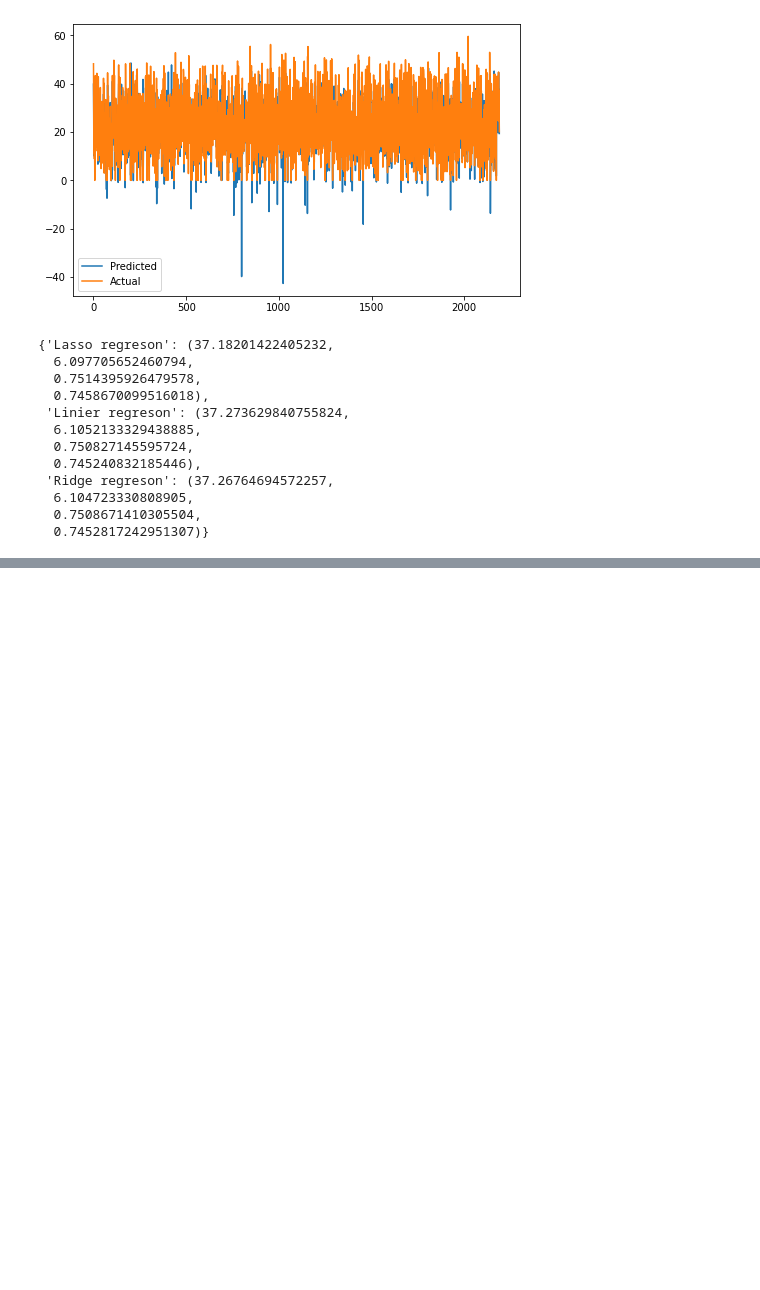
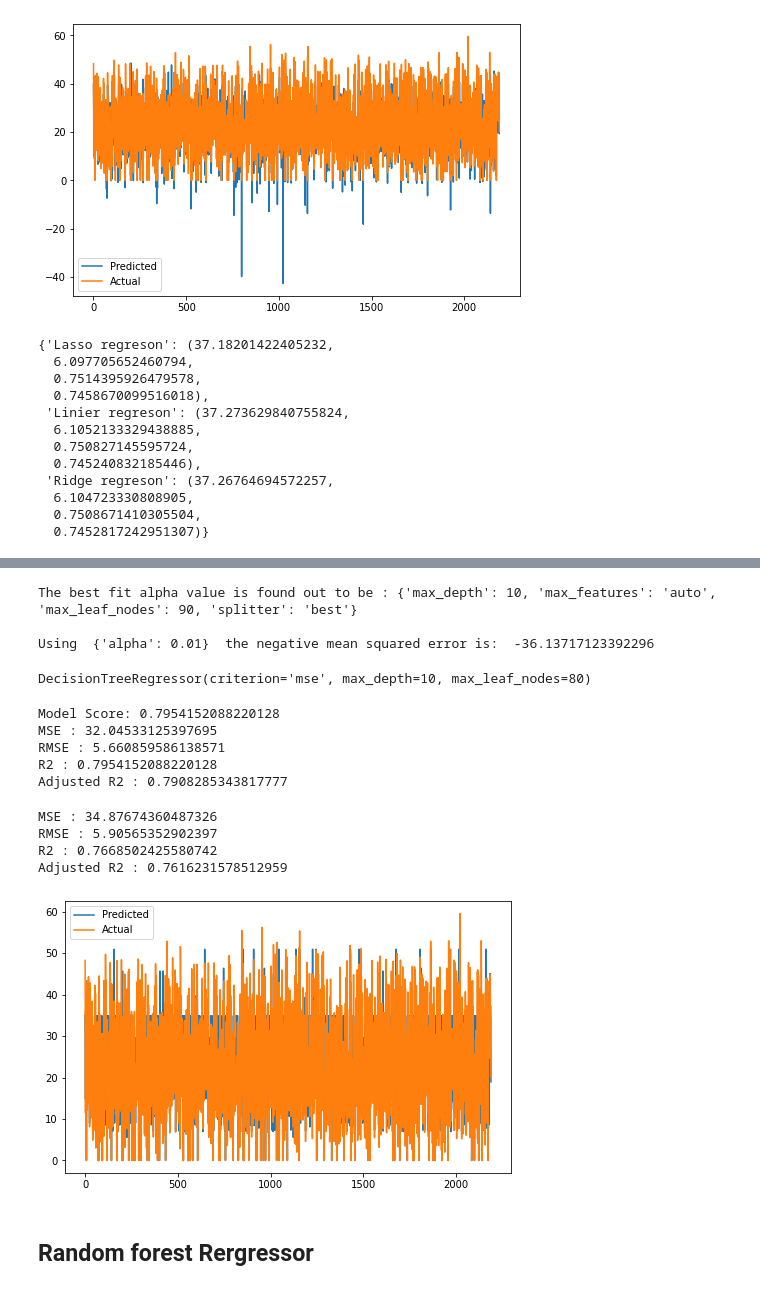
Before and after one commit to satyam-jyoti-sankar/Bike-Sharing-Demand-Prediction-, a Jupyter notebook: Bike_Sharing_Demand_Prediction_Capstone_Project.ipynb, the cells around one changed output, grey strips where cells are left out. Saved outputs shown, nothing was run; the diff lists cells and outputs as text; code cells hidden in the pictures; blank space fills up the shorter version.

```diff
--- a/Bike_Sharing_Demand_Prediction_Capstone_Project.ipynb
+++ b/Bike_Sharing_Demand_Prediction_Capstone_Project.ipynb
@@ -705,0 +774,11 @@ test
+# %%
+from sklearn.tree import DecisionTreeRegressor
+reg_decision_model=DecisionTreeRegressor()
+parameters={"splitter":["best","random"],
+            "max_depth" : [7,8,9,10],
+          #  "min_samples_leaf":[1,2,3,4,5,6,7,8,9,10],
+          #  "min_weight_fraction_leaf":[0.1,0.2,0.3,0.4,0.5,0.6,0.7,0.8,0.9],
+           "max_features":["auto","log2","sqrt",None],
+           "max_leaf_nodes":[None,10,20,30,40,50,60,70,80,90] }
+tuning_model=GridSearchCV(reg_decision_model,param_grid=parameters,scoring='neg_mean_squared_error',cv=3,verbose=3)
+tuning_model.fit(x_train,y_train)
@@ -705,0 +810,69 @@ test
+# %%
+print("The best fit alpha value is found out to be :" ,tuning_model.best_params_)
+print("\nUsing ",ridge_regressor.best_params_, " the negative mean squared error is: ", tuning_model.best_score_)
+# %% [output]
+The best fit alpha value is found out to be : {'max_depth': 10, 'max_features': 'auto', 'max_leaf_nodes': 90, 'splitter': 'best'}
+
+Using  {'alpha': 0.01}  the negative mean squared error is:  -36.13717123392296
+# %%
+#importing the decision tree model for training
+decision_regressor =  DecisionTreeRegressor(criterion='mse', max_depth=10,
+                      max_features=None, max_leaf_nodes=80,splitter='best')
+decision_regressor.fit(x_train, y_train)
+# %% [output]
+DecisionTreeRegressor(criterion='mse', max_depth=10, max_leaf_nodes=80)
+# %%
+#y pred for test and train data
+y_pred_train_dt = decision_regressor.predict(x_train)
+y_pred_test_dt = decision_regressor.predict(x_test)
+# %%
+#metric for decison tree for train data
+from sklearn.metrics import mean_squared_error
+print("Model Score:",decision_regressor.score(x_train,y_train))
+
+MSE= mean_squared_error(y_train, y_pred_train_dt)
+print("MSE :",MSE)
+
+RMSE=np.sqrt(MSE)
+print("RMSE :",RMSE)
+
+from sklearn.metrics import r2_score
+r2= r2_score(y_train, y_pred_train_dt)
+print("R2 :",r2)
+print("Adjusted R2 :",1-(1-r2_score(y_train, y_pred_train_dt))*((x_test.shape[0]-1)/(x_test.shape[0]-x_test.shape[1]-1)) )
+train['DecisionTreeRegressor']=MSE,RMSE,r2,1-(1-r2_score(y_train, y_pred_train_dt))*((x_test.shape[0]-1)/(x_test.shape[0]-x_test.shape[1]-1))
+# %% [output]
+Model Score: 0.7954152088220128
+MSE : 32.04533125397695
+RMSE : 5.660859586138571
+R2 : 0.7954152088220128
+Adjusted R2 : 0.7908285343817777
+# %%
+from sklearn.metrics import mean_squared_error
+MSE= mean_squared_error(y_test, y_pred_test_dt)
+print("MSE :",MSE)
+
+RMSE=np.sqrt(MSE)
+print("RMSE :",RMSE)
+
+from sklearn.metrics import r2_score
+r2= r2_score((y_test), (y_pred_test_dt))
+print("R2 :",r2)
+print("Adjusted R2 :",1-(1-r2_score((y_test), (y_pred_test_dt)))*((x_test.shape[0]-1)/(x_test.shape[0]-x_test.shape[1]-1)) )
+test['DecisionTreeRegressor']=MSE,RMSE,r2,1-(1-r2_score((y_test), (y_pred_test_dt)))*((x_test.shape[0]-1)/(x_test.shape[0]-x_test.shape[1]-1))
+# %% [output]
+MSE : 34.87674360487326
+RMSE : 5.90565352902397
+R2 : 0.7668502425580742
+Adjusted R2 : 0.7616231578512959
+# %%
+#pred vs actual for decision tree
+plt.figure(figsize=(8,5))
+plt.plot((np.array(y_pred_test_dt)))
+plt.plot(np.array((y_test)))
+plt.legend(["Predicted","Actual"])
+plt.show()
+# %% [output]
+[figure, added]
+# %% [markdown]
+## Random forest Rergressor
```
Also changed, not shown: parts of 15 cells of this notebook.
